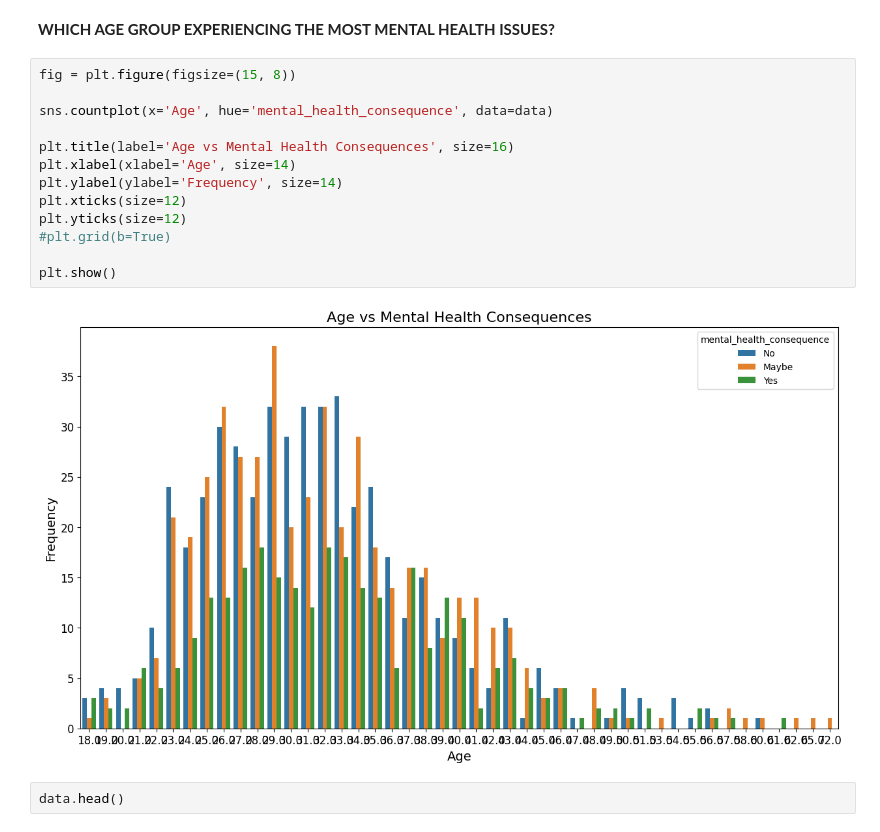
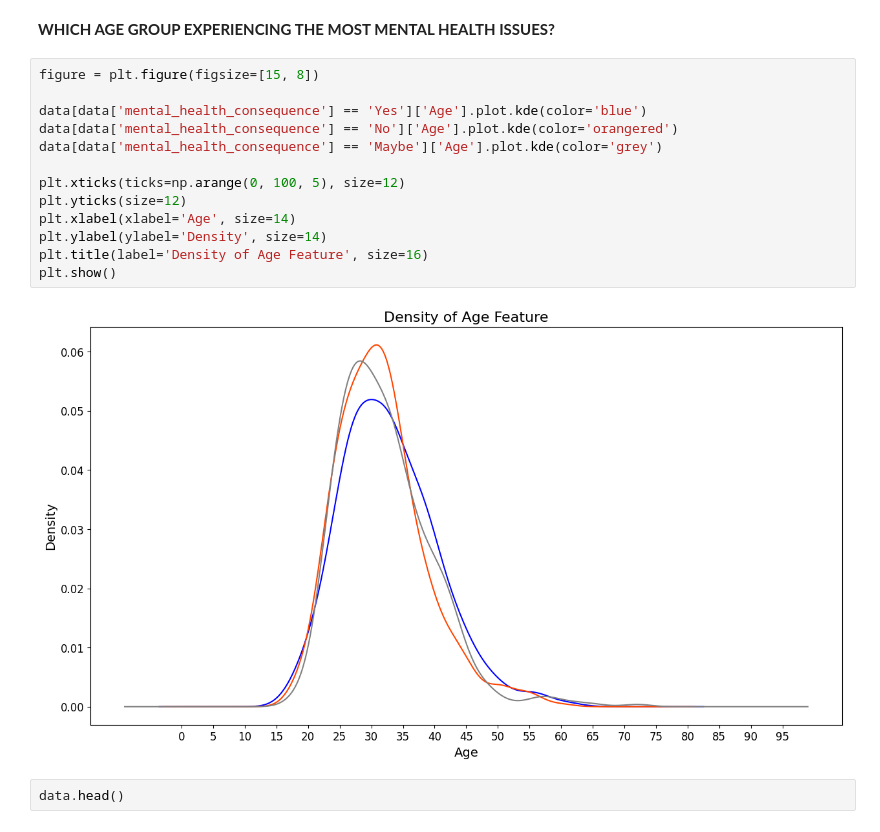
Before and after one commit to haileetranvn/MENTAL-HEALTH-IN-TECH-INDUSTRY-ANALYSIS-AND-VISUAL, a Jupyter notebook: mental-health-in-tech-industry-analysis-and-visual.ipynb, the cells around one changed output. Saved outputs shown, nothing was run; the diff lists cells and outputs as text.

Commit message:
Kaggle Notebook | MENTAL HEALTH IN TECH INDUSTRY ANALYSIS AND VISUAL | Version 7

```diff
--- a/mental-health-in-tech-industry-analysis-and-visual.ipynb
+++ b/mental-health-in-tech-industry-analysis-and-visual.ipynb
@@ -270,21 +270,21 @@ Yes      288
 Name: count, dtype: int64
 # %% [markdown]
 **WHICH AGE GROUP EXPERIENCING THE MOST MENTAL HEALTH ISSUES?**
-# %%
-fig = plt.figure(figsize=(15, 8))
-
-sns.countplot(x='Age', hue='mental_health_consequence', data=data)
-
-plt.title(label='Age vs Mental Health Consequences', size=16)
-plt.xlabel(xlabel='Age', size=14)
-plt.ylabel(ylabel='Frequency', size=14)
-plt.xticks(size=12)
-plt.yticks(size=12)
-#plt.grid(b=True)
-
-plt.show()
-# %% [output]
-[figure, removed]
+# %%
+figure = plt.figure(figsize=[15, 8])
+
+data[data['mental_health_consequence'] == 'Yes']['Age'].plot.kde(color='blue')
+data[data['mental_health_consequence'] == 'No']['Age'].plot.kde(color='orangered')
+data[data['mental_health_consequence'] == 'Maybe']['Age'].plot.kde(color='grey')
+
+plt.xticks(ticks=np.arange(0, 100, 5), size=12)
+plt.yticks(size=12)
+plt.xlabel(xlabel='Age', size=14)
+plt.ylabel(ylabel='Density', size=14)
+plt.title(label='Density of Age Feature', size=16)
+plt.show()
+# %% [output]
+[figure, added]
 # %%
 data.head()
 # %% [output]
```
Also changed, not shown: parts of 21 cells of this notebook.
